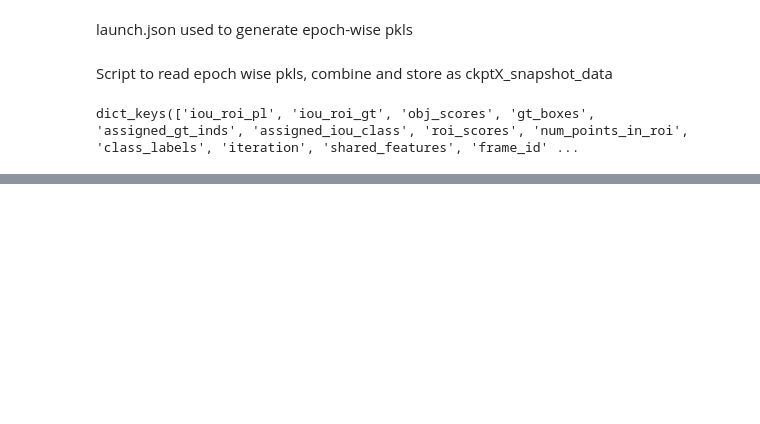
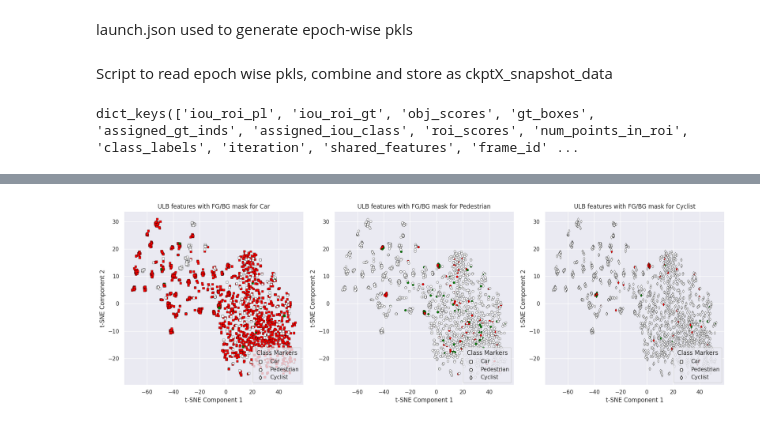
Before and after one commit to adv010/OpenPCDet, a Jupyter notebook: Tsne_feature_3diou_org.ipynb, the cells around one changed output, grey strips where cells are left out. Saved outputs shown, nothing was run; the diff lists cells and outputs as text; code cells hidden in the pictures; blank space fills up the shorter version.

```diff
--- a/Tsne_feature_3diou_org.ipynb
+++ b/Tsne_feature_3diou_org.ipynb
@@ -274,0 +326,50 @@ plt.show()
+# %%
+import numpy as np
+import seaborn as sns
+import matplotlib.pyplot as plt
+from sklearn.manifold import TSNE
+from sklearn.preprocessing import StandardScaler
+
+# Create a sample dataset
+x = ulb_gt_sh_ft
+y = ulb_gt_classes.astype(int)
+conf_scores = ulb_gt_obj_scores
+gt_iou_thresh = np.array([0.7, 0.5, 0.5])
+# Normalize the features
+scaler = StandardScaler()
+x_normalized = scaler.fit_transform(x)
+
+# Perform t-SNE on normalized features
+tsne = TSNE(n_components=2, perplexity=30, learning_rate='auto', n_iter=1500, random_state=0)
+x_tsne = tsne.fit_transform(x_normalized)
+tsne_colors = get_objectness_tp_fp(x_tsne, y, conf_scores, gt_iou_thresh)
+
+sns.set(style='darkgrid')
+
+# Define marker styles
+markers = ["s", "o", "d"]
+
+fig, axs = plt.subplots(1, 3, figsize=(18, 6))  # Creating 3 subplots side by side
+class_names = ['Car', 'Pedestrian', 'Cyclist']
+
+for start, ax in enumerate(axs):
+    start_key = str(start)
+    # Plot t-SNE components
+    sns.scatterplot(x=x_tsne[:, 0], y=x_tsne[:, 1], marker=markers[start], s=20, edgecolor='black',
+                    hue=tsne_colors[start_key], palette={1: 'green', 0: 'red', -1 : 'white'}, legend=False, ax=ax)
+    # Set labels and title for each subplot
+    ax.set_xlabel('t-SNE Component 1')
+    ax.set_ylabel('t-SNE Component 2')
+    ax.set_title(f"ULB features with FG/BG mask for {class_names[start]}")
+
+    # Plot dummy points with markers
+    for marker, class_name in zip(markers, class_names):
+        ax.scatter([], [], marker=marker, color='white', label=class_name, edgecolor='black')  # Set color to white
+
+    # Create legend
+    ax.legend(title='Class Markers', loc='lower right')
+
+plt.tight_layout()  # Adjust layout to prevent overlap
+plt.show()
+# %% [output]
+[figure, added]
```
Also changed, not shown: parts of 34 cells of this notebook, 4 other files.
